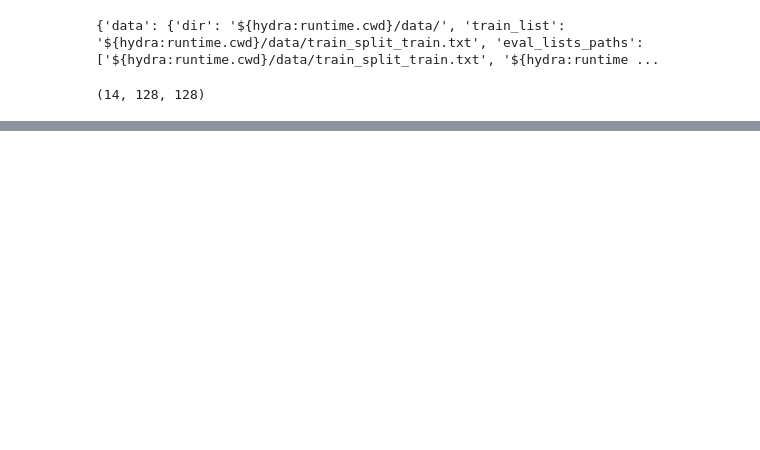
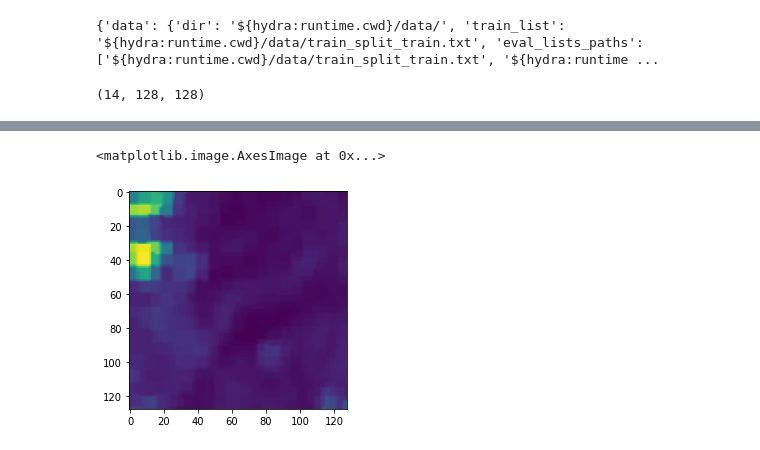
Before and after one commit to SebasGarcia08/Landslide4Sense, a Jupyter notebook: notebooks/1_sga_img_aug.ipynb, the cells around one changed output, grey strips where cells are left out. Saved outputs shown, nothing was run; the diff lists cells and outputs as text; code cells hidden in the pictures; blank space fills up the shorter version.

```diff
--- a/notebooks/1_sga_img_aug.ipynb
+++ b/notebooks/1_sga_img_aug.ipynb
@@ -81,0 +62,5 @@ array([[[1.3612964 , 1.3612964 , 1.3612964 , ..., 1.5300908 ,
+# %%
+plt.imshow(augmented_img[0, ...])
+# %% [output]
+<matplotlib.image.AxesImage at 0x...>
+[figure, added]
```
Also changed, not shown: parts of 3 cells of this notebook, 1 other file.
